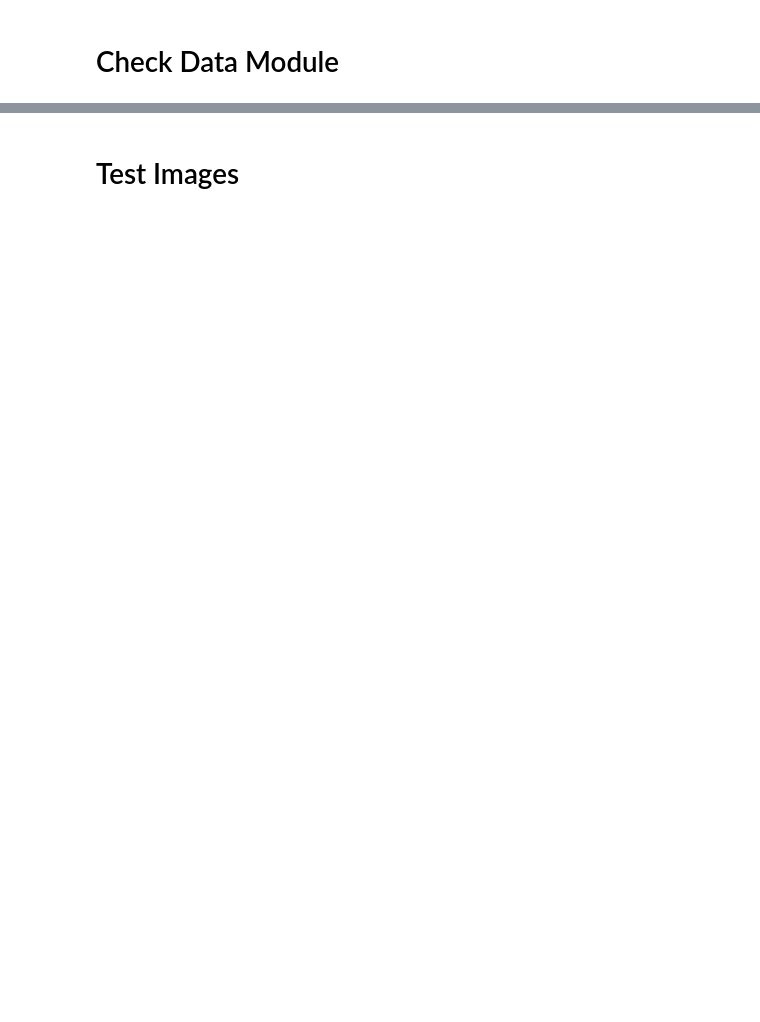
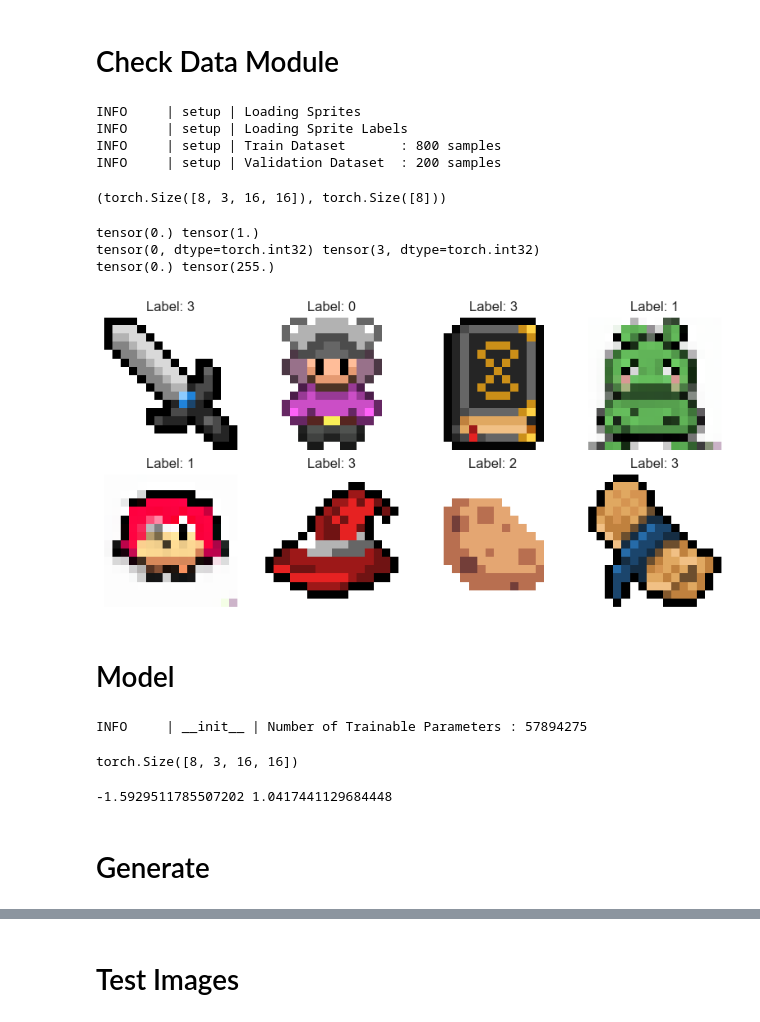
Before and after one commit to pranav-ap/pixel_art_generator, a Jupyter notebook: eda.ipynb, the cells around one changed output, grey strips where cells are left out. Saved outputs shown, nothing was run; the diff lists cells and outputs as text; code cells hidden in the pictures; blank space fills up the shorter version.

Commit message:
until generate

```diff
--- a/eda.ipynb
+++ b/eda.ipynb
@@ -24,6 +18,15 @@ torch.set_float32_matmul_precision('medium')
 from dataset import SpriteDataModule
 dm = SpriteDataModule()
 dm.setup(stage='fit')
+dl = dm.train_dataloader()
+# %% [output]
+INFO     | setup | Loading Sprites
+INFO     | setup | Loading Sprite Labels
+INFO     | setup | Train Dataset       : 800 samples
+INFO     | setup | Validation Dataset  : 200 samples
 # %%
-dl = dm.train_dataloader()
 batch = next(iter(dl))
+images, labels = batch
+images.shape, labels.shape
+# %% [output]
+(torch.Size([8, 3, 16, 16]), torch.Size([8]))
@@ -33,6 +33,32 @@ images.shape, labels.shape
 # %%
 print(images.min(), images.max())
-print(unnormalized_images.min(), unnormalized_images.max())
 print(labels.min(), labels.max())
+
+images_0_255 = images * 255.
+print(images_0_255.min(), images_0_255.max())
+# %% [output]
+tensor(0.) tensor(1.)
+tensor(0, dtype=torch.int32) tensor(3, dtype=torch.int32)
+tensor(0.) tensor(255.)
 # %%
-visualize_X_samples_grid(unnormalized_output, labels, n_samples=2, n_cols=2)
+visualize_X_samples_grid(images, labels, n_samples=8, n_cols=4)
+# %% [output]
+[figure, added]
+# %% [markdown]
+# Model
+# %%
+from light import SpriteLightning
+light = SpriteLightning()
+# %% [output]
+INFO     | __init__ | Number of Trainable Parameters : 57894275
+# %%
+noise_pred = light.checkout(batch)
+noise_pred.shape
+# %% [output]
+torch.Size([8, 3, 16, 16])
+# %%
+print(noise_pred.min().item(), noise_pred.max().item())
+# %% [output]
+-1.5929511785507202 1.0417441129684448
+# %% [markdown]
+# Generate
```
Also changed, not shown: parts of 6 cells of this notebook, 7 other files.
